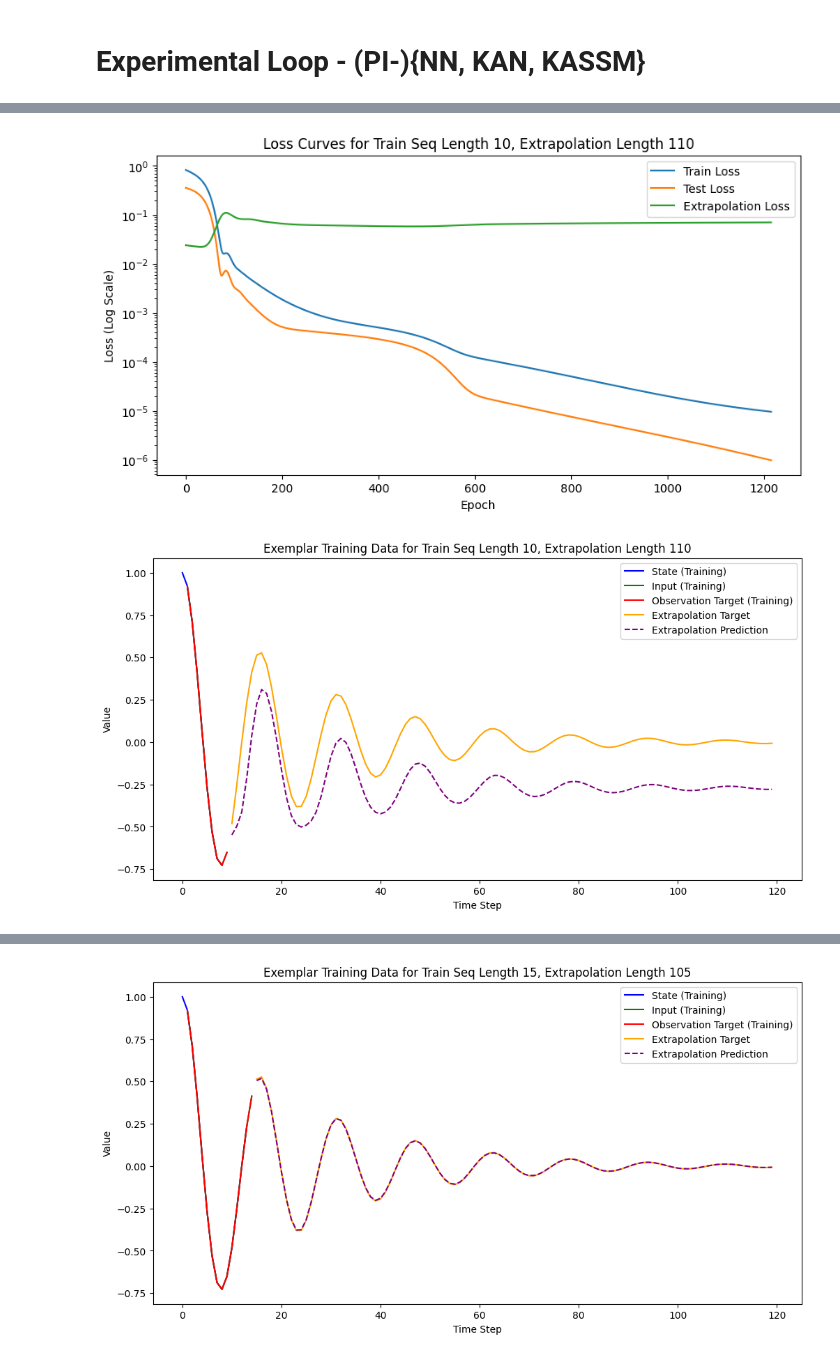
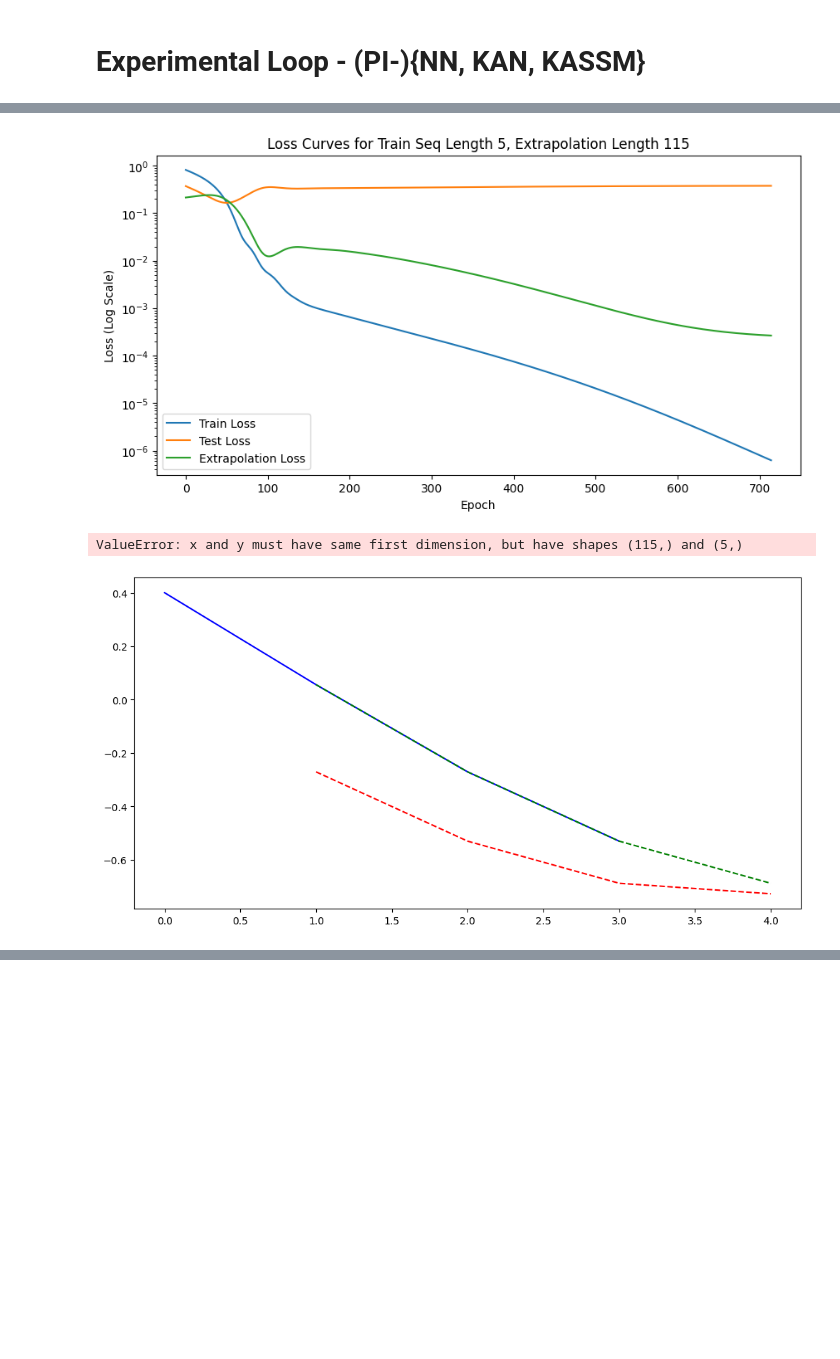
Before and after one commit to NeuralNut/pgdl, a Jupyter notebook: Spring/nn.ipynb, the cells around one changed output, grey strips where cells are left out. Saved outputs shown, nothing was run; the diff lists cells and outputs as text; code cells hidden in the pictures; blank space fills up the shorter version.

```diff
--- a/Spring/nn.ipynb
+++ b/Spring/nn.ipynb
@@ -15,7 +15,7 @@ output_dim = 1
 state_dim = 1
 hidden_dims = [16, 16]
 
-model = NN(input_dim, hidden_dims, output_dim)
+model = KASSM(state_dim, input_dim, output_dim, hidden_dims)
 
 # Example data
 batch_size = 1
@@ -113,7 +129,7 @@ for train_seq_length in train_seq_lengths:
 
     test_seq_length = total_seq_length - train_seq_length
 
-    model = StateSpaceModel(state_dim, input_dim, output_dim, kan_layers).to(device)
+    model = KASSM(state_dim, input_dim, output_dim, kan_layers).to(device)
     optimizer = torch.optim.Adam(model.parameters(), lr=1e-3)
     criterion = nn.MSELoss()
 
@@ -288,7 +316,7 @@ def train(config):
     for train_seq_length in config['train_seq_lengths']:
         extrapolation_length = config['total_seq_length'] - train_seq_length
 
-        model = StateSpaceModel(config['state_dim'], config['input_dim'], config['output_dim'], config['kan_layers']).to(device)
+        model = KASSM(config['state_dim'], config['input_dim'], config['output_dim'], config['kan_layers']).to(device)
         optimizer = torch.optim.Adam(model.parameters(), lr=config['learning_rate'])
         criterion = nn.MSELoss()
 
@@ -306,7 +334,7 @@ def train(config):
 
             state = train_data[:, :train_seq_length-1, :]
             input = train_data[:, 1:train_seq_length, :]
-            observation_target = train_data[:, 1:train_seq_length, :]
+            observation_target = train_data[:, 2:train_seq_length+1, :]
 
             state = state.reshape(-1, config['state_dim'])
             input = input.reshape(-1, config['input_dim'])
@@ -332,17 +360,18 @@ def train(config):
 
             model.eval()
             with torch.no_grad():
-                test_state = train_data[:, :train_seq_length-1, :]
-                test_input = train_data[:, 1:train_seq_length, :]
+                test_state = train_data[:, 1:train_seq_length, :]
+                test_input = train_data[:, 2:train_seq_length+1, :]
 
                 test_state = test_state.reshape(-1, config['state_dim'])
                 test_input = test_input.reshape(-1, config['input_dim'])
 
                 _, test_observation = model(test_state, test_input)
 
-                extrap_state = train_data[:, train_seq_length-1:-1, :]
-                extrap_input = train_data[:, train_seq_length:, :]
-                extrap_target = train_data[:, train_seq_length:, :]
+
+                extrap_state = train_data[:, 2:train_seq_length+1, :]
+                extrap_input = train_data[:, 3:train_seq_length+2, :]
+                extrap_target = train_data[:, 4:train_seq_length+3, :]
 
                 extrap_state = extrap_state.reshape(-1, config['state_dim'])
                 extrap_input = extrap_input.reshape(-1, config['input_dim'])
@@ -382,15 +411,24 @@ def train(config):
         plt.show()
 
         exemplar_index = 0
-        exemplar_state = train_data[exemplar_index, :train_seq_length-1, :].squeeze().cpu().numpy()
-        exemplar_input = train_data[exemplar_index, 1:train_seq_length, :].squeeze().cpu().numpy()
-        exemplar_target = train_data[exemplar_index, 1:train_seq_length, :].squeeze().cpu().numpy()
-        exemplar_extrapolation = train_data[exemplar_index, train_seq_length:, :].squeeze().cpu().numpy()
+        # exemplar_state = train_data[exemplar_index, :train_seq_length-1, :].squeeze().cpu().numpy()
+        # exemplar_input = train_data[exemplar_index, 1:train_seq_length, :].squeeze().cpu().numpy()
+        # exemplar_target = train_data[exemplar_index, 1:train_seq_length, :].squeeze().cpu().numpy()
+        # exemplar_extrapolation = train_data[exemplar_index, train_seq_length:, :].squeeze().cpu().numpy()
+
+        exemplar_state = train_data[exemplar_index, 3:train_seq_length+2, :].squeeze().cpu().numpy()
+        exemplar_input = train_data[exemplar_index, 4:train_seq_length+3, :].squeeze().cpu().numpy()
+        exemplar_target = train_data[exemplar_index, 5:train_seq_length+4, :].squeeze().cpu().numpy()
+        exemplar_extrapolation = train_data[exemplar_index, 6:train_seq_length+6, :].squeeze().cpu().numpy()
 
         model.eval()
         with torch.no_grad():
-            extrap_state = train_data[exemplar_index, train_seq_length-1:-1, :]
-            extrap_input = train_data[exemplar_index, train_seq_length:, :]
+            # extrap_state = train_data[exemplar_index, train_seq_length-1:-1, :]
+            # extrap_input = train_data[exemplar_index, train_seq_length:, :]
+
+            extrap_state = train_data[exemplar_index, 3:train_seq_length+2, :]
+            extrap_input = train_data[exemplar_index, 4:train_seq_length+3, :]
+
 
             extrap_state = extrap_state.reshape(-1, config['state_dim'])
             extrap_input = extrap_input.reshape(-1, config['input_dim'])
@@ -399,9 +437,9 @@ def train(config):
             extrap_prediction = extrap_prediction.cpu().numpy().reshape(-1)
 
         plt.figure(figsize=(12, 6))
-        plt.plot(range(train_seq_length - 1), exemplar_state, label="State (Training)", color='blue')
-        plt.plot(range(1, train_seq_length), exemplar_input, label="Input (Training)", color='green')
-        plt.plot(range(1, train_seq_length), exemplar_target, label="Observation Target (Training)", color='red')
+        plt.plot(range(train_seq_length - 1), exemplar_state, label="State (Training)", color='blue', linestyle='-')
+        plt.plot(range(1, train_seq_length), exemplar_input, label="Input (Training)", color='green', linestyle='--')
+        plt.plot(range(1, train_seq_length), exemplar_target, label="Observation Target (Training)", color='red', linestyle='--')
         plt.plot(range(train_seq_length, config['total_seq_length']), exemplar_extrapolation, label="Extrapolation Target", color='orange')
         plt.plot(range(train_seq_length, config['total_seq_length']), extrap_prediction, label="Extrapolation Prediction", color='purple', linestyle='--')
         plt.title(f"Exemplar Training Data for Train Seq Length {train_seq_length}, Extrapolation Length {extrapolation_length}")
@@ -447,7 +485,7 @@ config = {
     'batch_size': 10,
     'num_sequences': 10,
     'total_seq_length': 120,
-    'train_seq_lengths': [10, 15, 30],
+    'train_seq_lengths': [5, 10, 15, 20],
     'convergence_std_threshold': 1e-6,
     'patience': 13,
     'n_pts': 100,
@@ -480,2 +518,3 @@ Train Seq Length 10, Extrapolation Length 110, Epoch 1210, Train Loss: 9.676e-06
-[figure, old version]
+[figure, new version]
+ValueError: x and y must have same first dimension, but have shapes (115,) and (5,)
-[figure, old version]
+[figure, new version]
@@ -500 +520,0 @@ Train Seq Length 15, Extrapolation Length 105, Epoch 980, Train Loss: 8.192e-06,
-[figure, removed]
```
Also changed, not shown: parts of 5 cells of this notebook, 2 other files.
